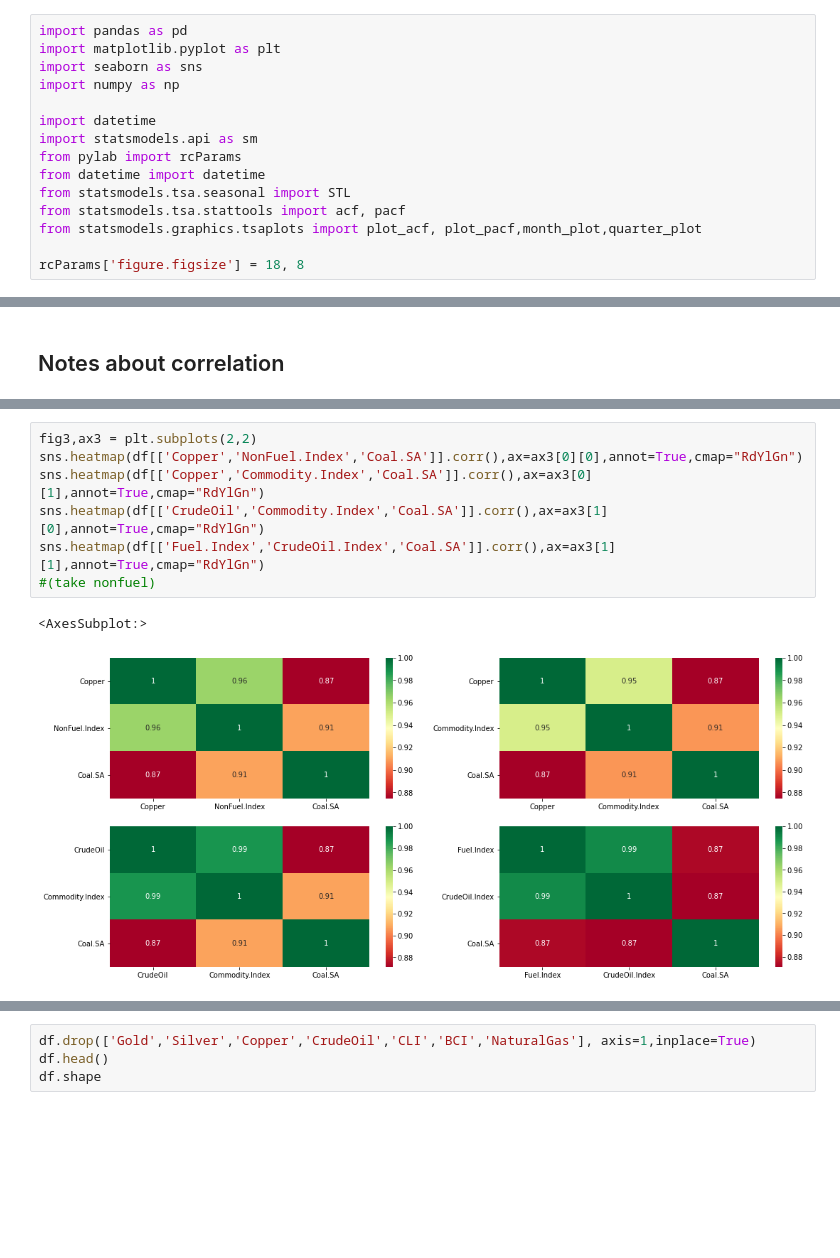
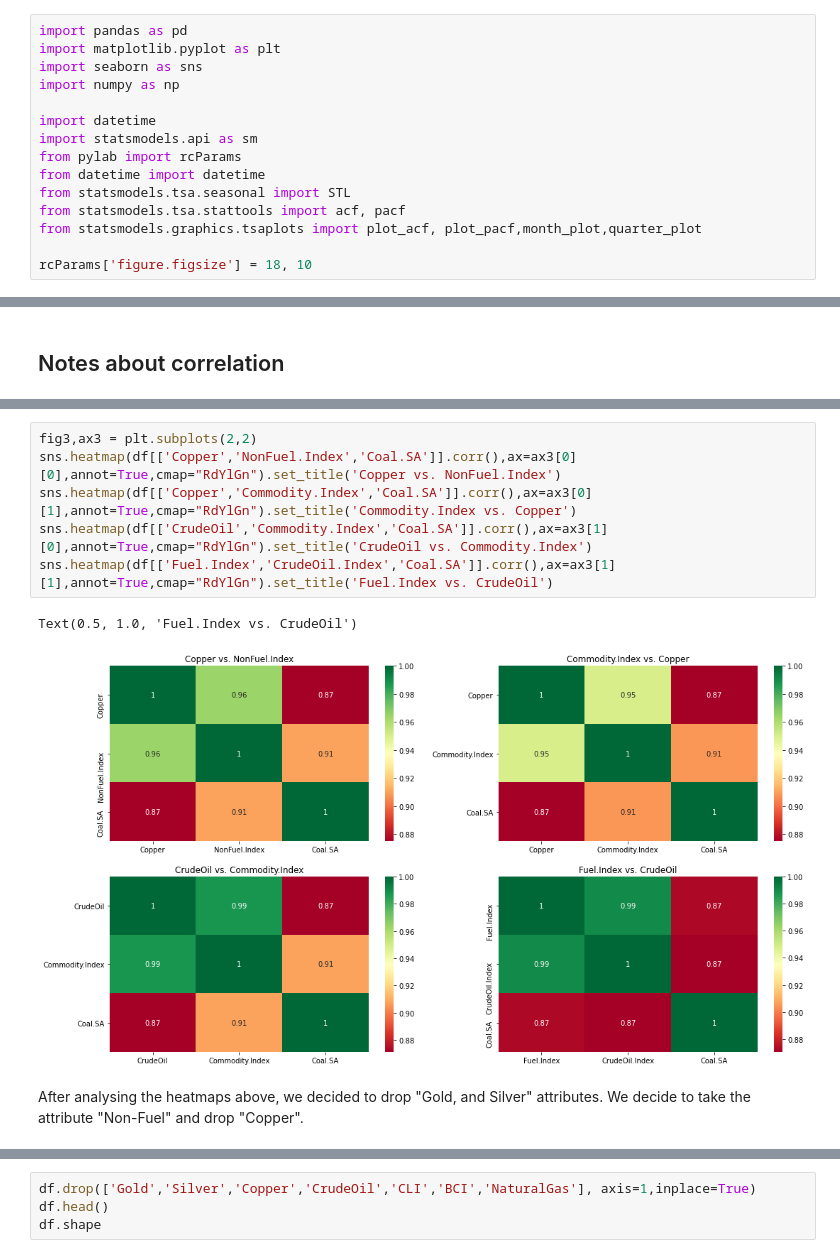
Before and after one commit to kartikeysharma95UZH/Big-Data-Analytics, a Jupyter notebook: ARIMA.ipynb, the cells around one changed output, grey strips where cells are left out. Saved outputs shown, nothing was run; the diff lists cells and outputs as text; blank space fills up the shorter version.

```diff
--- a/ARIMA.ipynb
+++ b/ARIMA.ipynb
@@ -14,5 +14,5 @@ from statsmodels.tsa.seasonal import STL
 from statsmodels.tsa.stattools import acf, pacf
 from statsmodels.graphics.tsaplots import plot_acf, plot_pacf,month_plot,quarter_plot
 
-rcParams['figure.figsize'] = 18, 8
+rcParams['figure.figsize'] = 18, 10
 # %% [markdown]
@@ -157,11 +197,12 @@ sns.heatmap(df[['Copper','Metal.Index','Coal.SA']].corr(),ax=ax2[1][1],annot=Tru
 # %%
 fig3,ax3 = plt.subplots(2,2)
-sns.heatmap(df[['Copper','NonFuel.Index','Coal.SA']].corr(),ax=ax3[0][0],annot=True,cmap="RdYlGn")
-sns.heatmap(df[['Copper','Commodity.Index','Coal.SA']].corr(),ax=ax3[0][1],annot=True,cmap="RdYlGn")
-sns.heatmap(df[['CrudeOil','Commodity.Index','Coal.SA']].corr(),ax=ax3[1][0],annot=True,cmap="RdYlGn")
-sns.heatmap(df[['Fuel.Index','CrudeOil.Index','Coal.SA']].corr(),ax=ax3[1][1],annot=True,cmap="RdYlGn")
-#(take nonfuel)
+sns.heatmap(df[['Copper','NonFuel.Index','Coal.SA']].corr(),ax=ax3[0][0],annot=True,cmap="RdYlGn").set_title('Copper vs. NonFuel.Index')
+sns.heatmap(df[['Copper','Commodity.Index','Coal.SA']].corr(),ax=ax3[0][1],annot=True,cmap="RdYlGn").set_title('Commodity.Index vs. Copper')
+sns.heatmap(df[['CrudeOil','Commodity.Index','Coal.SA']].corr(),ax=ax3[1][0],annot=True,cmap="RdYlGn").set_title('CrudeOil vs. Commodity.Index')
+sns.heatmap(df[['Fuel.Index','CrudeOil.Index','Coal.SA']].corr(),ax=ax3[1][1],annot=True,cmap="RdYlGn").set_title('Fuel.Index vs. CrudeOil')
 # %% [output]
-<AxesSubplot:>
+Text(0.5, 1.0, 'Fuel.Index vs. CrudeOil')
-[figure, old version]
+[figure, new version]
+# %% [markdown]
+After analysing the heatmaps above, we decided to drop "Gold, and Silver" attributes. We decide to take the attribute "Non-Fuel" and drop "Copper".
 # %%
```
Also changed, not shown: parts of 106 cells of this notebook.
